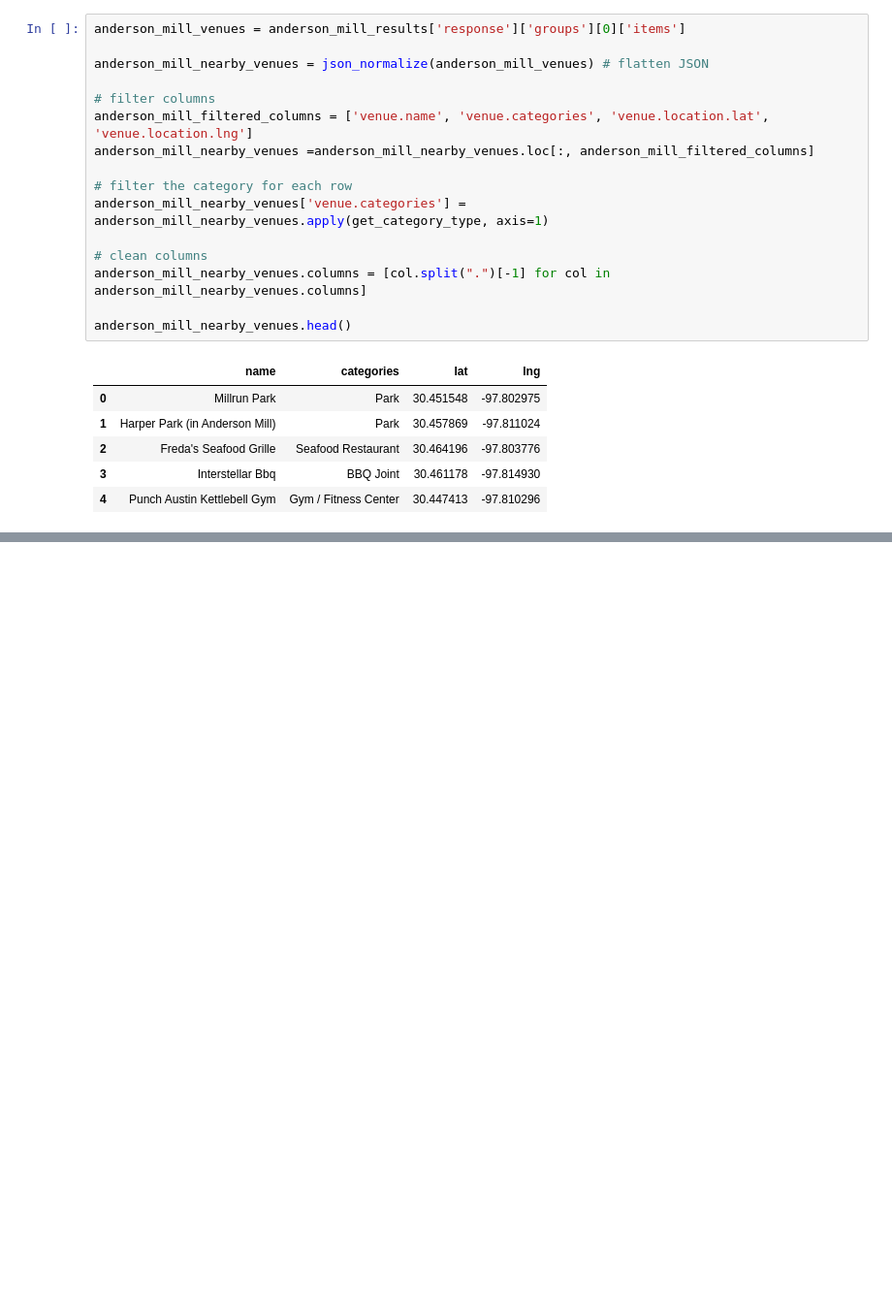
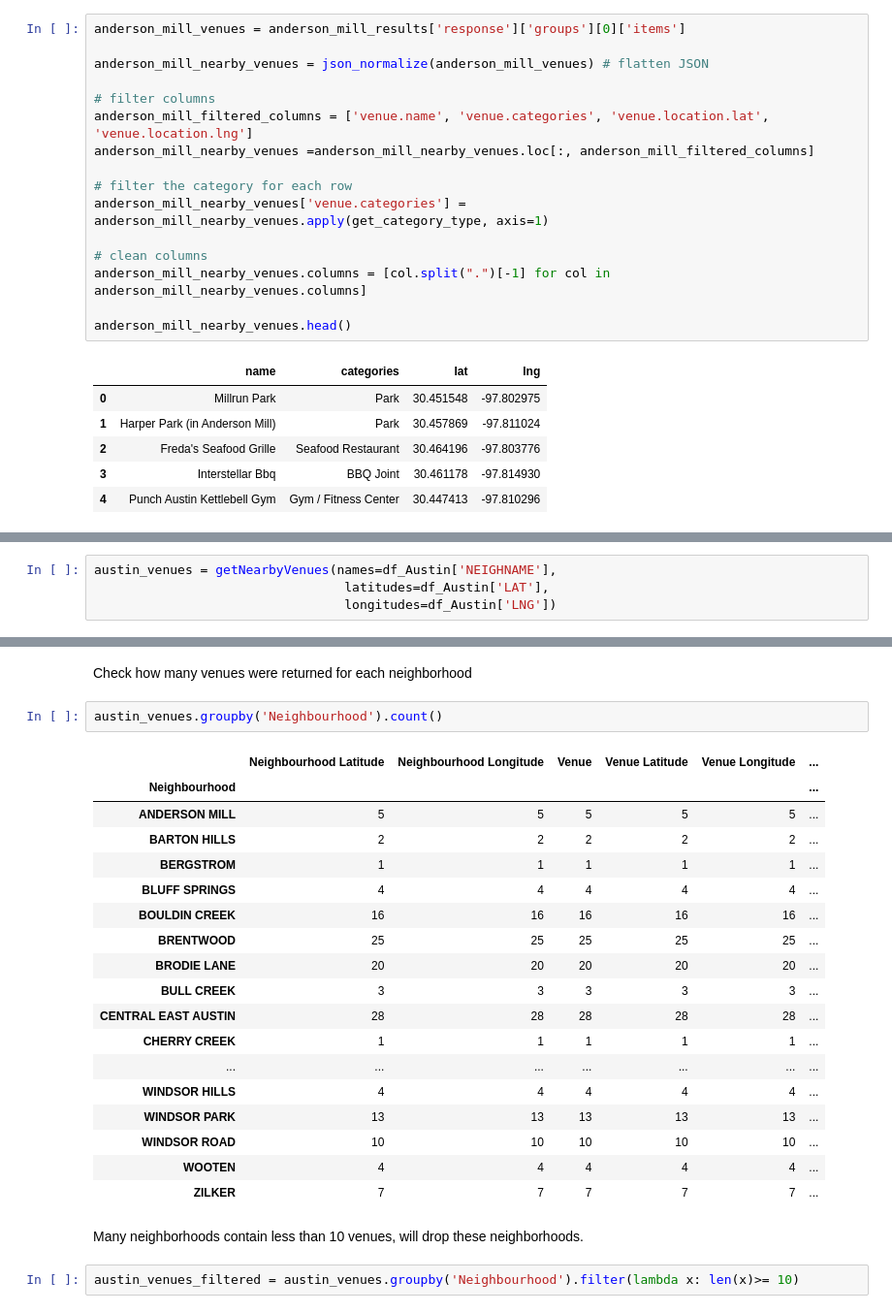
Before and after one commit to tszkennyfung/Coursera_Capstone, a Jupyter notebook: Joining California's Mass Exodus.ipynb, the cells around one changed output, grey strips where cells are left out. Shown at 97% size. Drawn from its saved outputs; the diff is of its cells as text; blank space fills up the shorter version.

```diff
--- a/Joining California's Mass Exodus.ipynb
+++ b/Joining California's Mass Exodus.ipynb
@@ -341,0 +477,4 @@ Other neighborhoods in Austin will perform the same action, clusting will be add
+# %%
+austin_venues = getNearbyVenues(names=df_Austin['NEIGHNAME'],
+                                 latitudes=df_Austin['LAT'],
+                                 longitudes=df_Austin['LNG'])
@@ -341,0 +512,27 @@ Other neighborhoods in Austin will perform the same action, clusting will be add
+# %% [markdown]
+Check how many venues were returned for each neighborhood
+# %%
+austin_venues.groupby('Neighbourhood').count()
+# %% [output]
+|  | Neighbourhood Latitude | Neighbourhood Longitude | Venue | Venue Latitude | Venue Longitude | ... |
+| Neighbourhood |  |  |  |  |  | ... |
+| ANDERSON MILL | 5 | 5 | 5 | 5 | 5 | ... |
+| BARTON HILLS | 2 | 2 | 2 | 2 | 2 | ... |
+| BERGSTROM | 1 | 1 | 1 | 1 | 1 | ... |
+| BLUFF SPRINGS | 4 | 4 | 4 | 4 | 4 | ... |
+| BOULDIN CREEK | 16 | 16 | 16 | 16 | 16 | ... |
+| BRENTWOOD | 25 | 25 | 25 | 25 | 25 | ... |
+| BRODIE LANE | 20 | 20 | 20 | 20 | 20 | ... |
+| BULL CREEK | 3 | 3 | 3 | 3 | 3 | ... |
+| CENTRAL EAST AUSTIN | 28 | 28 | 28 | 28 | 28 | ... |
+| CHERRY CREEK | 1 | 1 | 1 | 1 | 1 | ... |
+| ... | ... | ... | ... | ... | ... | ... |
+| WINDSOR HILLS | 4 | 4 | 4 | 4 | 4 | ... |
+| WINDSOR PARK | 13 | 13 | 13 | 13 | 13 | ... |
+| WINDSOR ROAD | 10 | 10 | 10 | 10 | 10 | ... |
+| WOOTEN | 4 | 4 | 4 | 4 | 4 | ... |
+| ZILKER | 7 | 7 | 7 | 7 | 7 | ... |
+# %% [markdown]
+Many neighborhoods contain less than 10 venues, will drop these neighborhoods.
+# %%
+austin_venues_filtered = austin_venues.groupby('Neighbourhood').filter(lambda x: len(x)>= 10)
```
Also changed, not shown: parts of 70 cells of this notebook.
